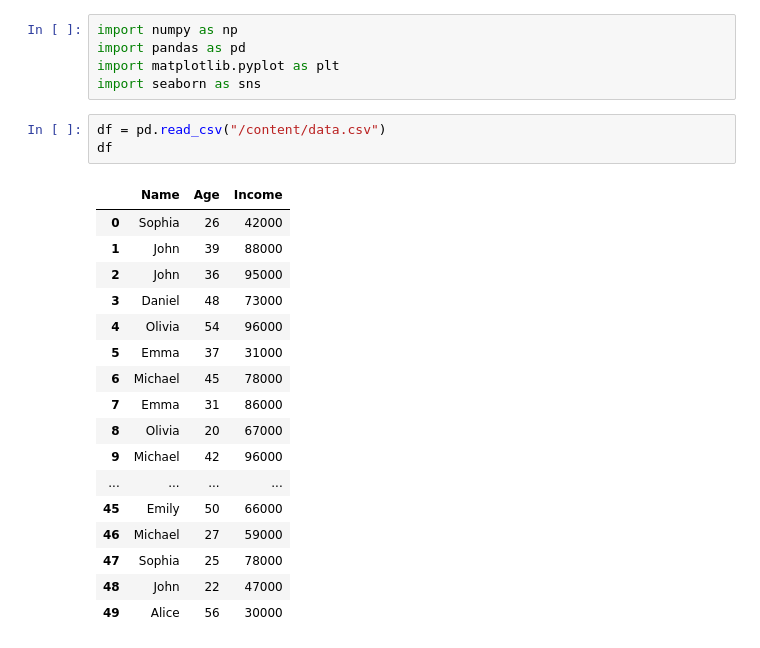
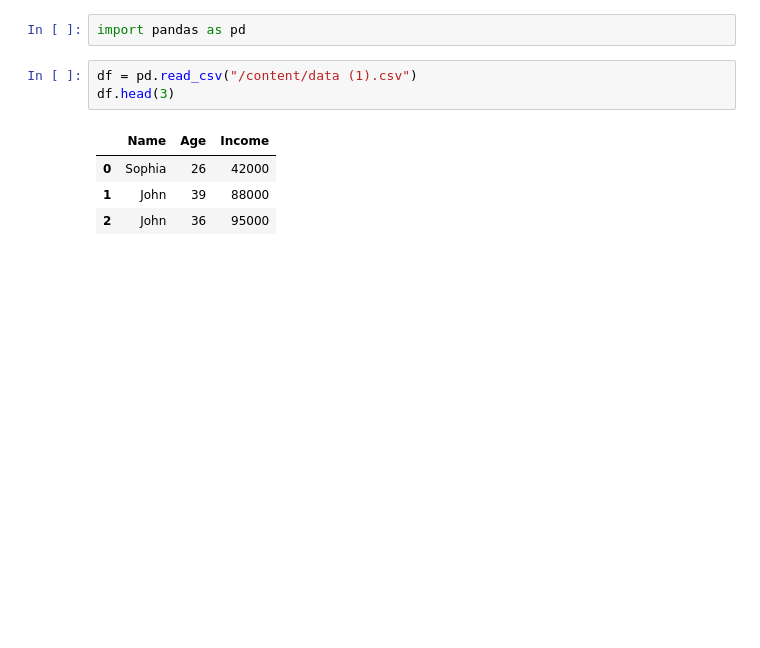
Before and after one commit to Karina0162003/MLP_Programs, a Jupyter notebook: kmeans.ipynb, the cells around one changed output. Cells and saved outputs as stored; diff of their text form; blank space fills up the shorter version.

```diff
--- a/kmeans.ipynb
+++ b/kmeans.ipynb
@@ -1,28 +1,12 @@
 # %% [markdown]
 <a href="https://colab.research.google.com/github/Karina0162003/MLP_Programs/blob/main/kmeans.ipynb" target="_parent"><img src="https://colab.research.google.com/assets/colab-badge.svg" alt="Open In Colab"/></a>
-# %%
-import numpy as np
-import pandas as pd
-import matplotlib.pyplot as plt
-import seaborn as sns
+# %%
+import pandas as pd
 # %%
-df = pd.read_csv("/content/data.csv")
-df
+df = pd.read_csv("/content/data (1).csv")
+df.head(3)
 # %% [output]
 |  | Name | Age | Income |
 | 0 | Sophia | 26 | 42000 |
 | 1 | John | 39 | 88000 |
 | 2 | John | 36 | 95000 |
-| 3 | Daniel | 48 | 73000 |
-| 4 | Olivia | 54 | 96000 |
-| 5 | Emma | 37 | 31000 |
-| 6 | Michael | 45 | 78000 |
-| 7 | Emma | 31 | 86000 |
-| 8 | Olivia | 20 | 67000 |
-| 9 | Michael | 42 | 96000 |
-| ... | ... | ... | ... |
-| 45 | Emily | 50 | 66000 |
-| 46 | Michael | 27 | 59000 |
-| 47 | Sophia | 25 | 78000 |
-| 48 | John | 22 | 47000 |
-| 49 | Alice | 56 | 30000 |
```
Also changed, not shown: parts of 17 cells of this notebook.
